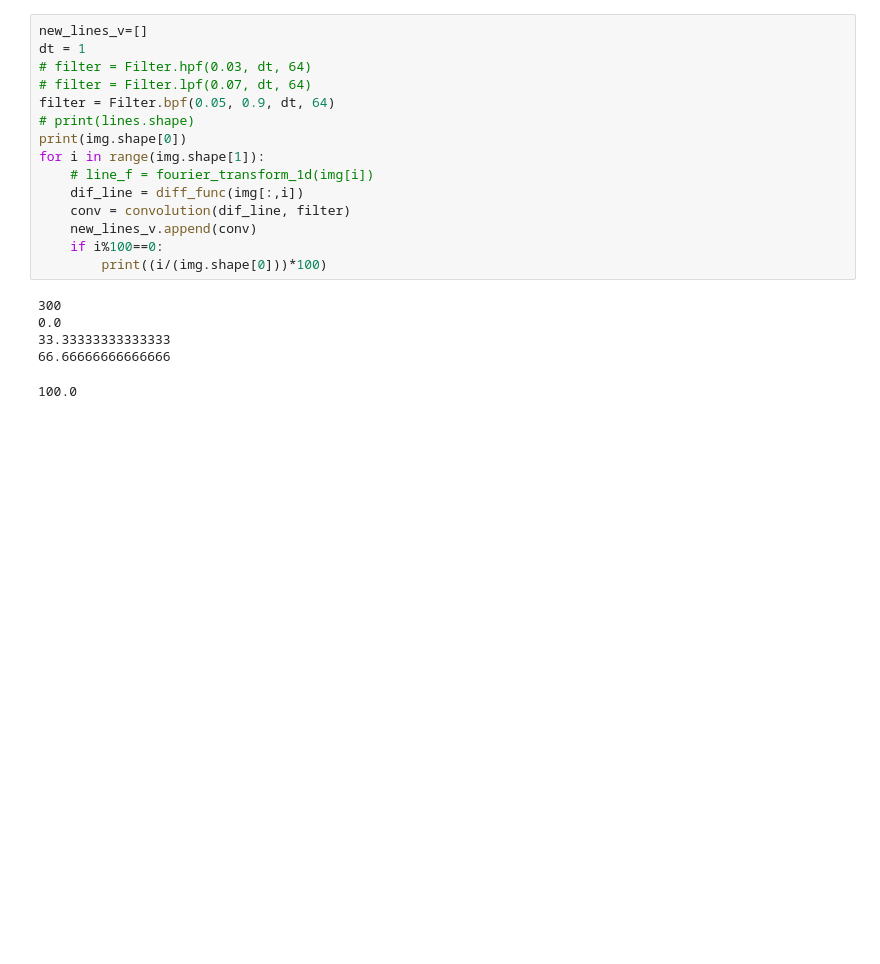
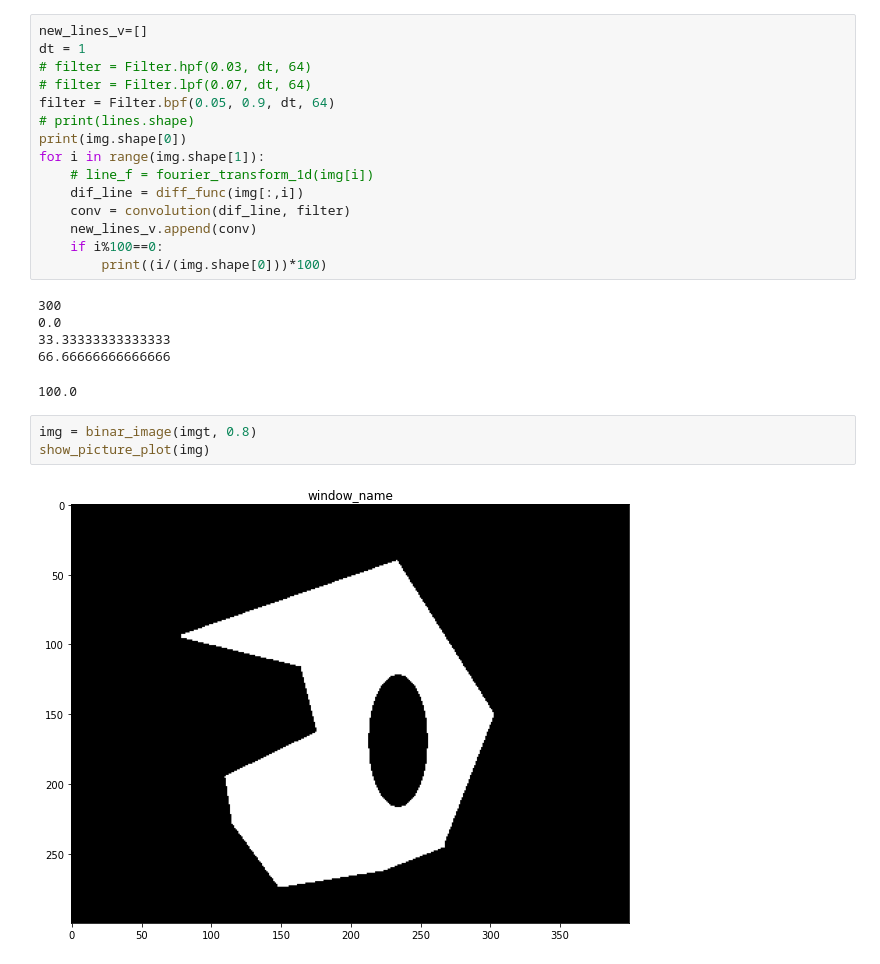
Before and after one commit to dolphinLesha/data_interpretation2, a Jupyter notebook: notebooks/lab10.ipynb, the cells around one changed output. Drawn from its saved outputs; the diff is of its cells as text; blank space fills up the shorter version.

```diff
--- a/notebooks/lab10.ipynb
+++ b/notebooks/lab10.ipynb
@@ -715,4 +726,9 @@ for i in range(img.shape[1]):
 33.33333333333333
 66.66666666666666
 100.0
+# %%
+img = binar_image(imgt, 0.8)
+show_picture_plot(img)
+# %% [output]
+[figure, added]
 # %%
```
Also changed, not shown: parts of 12 cells of this notebook, 1 other file.
